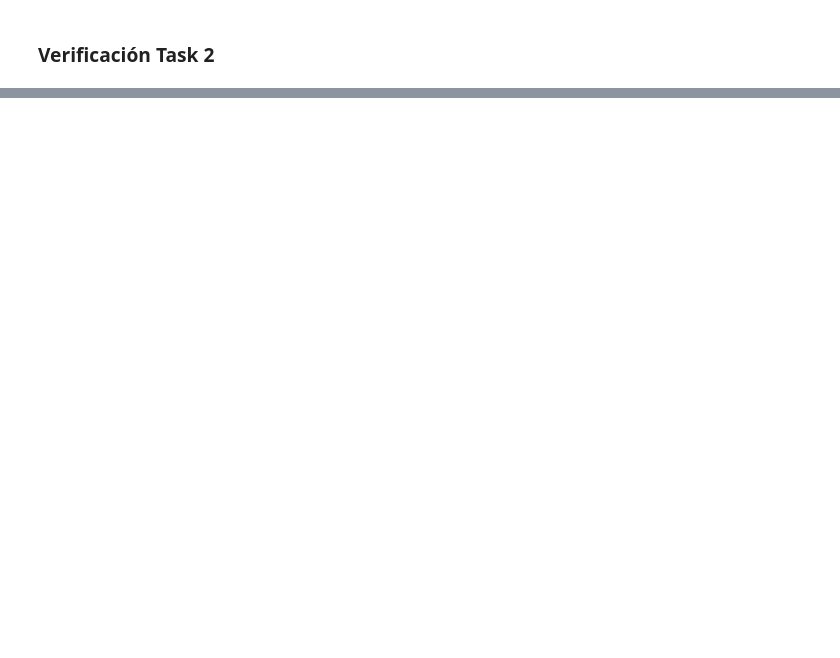
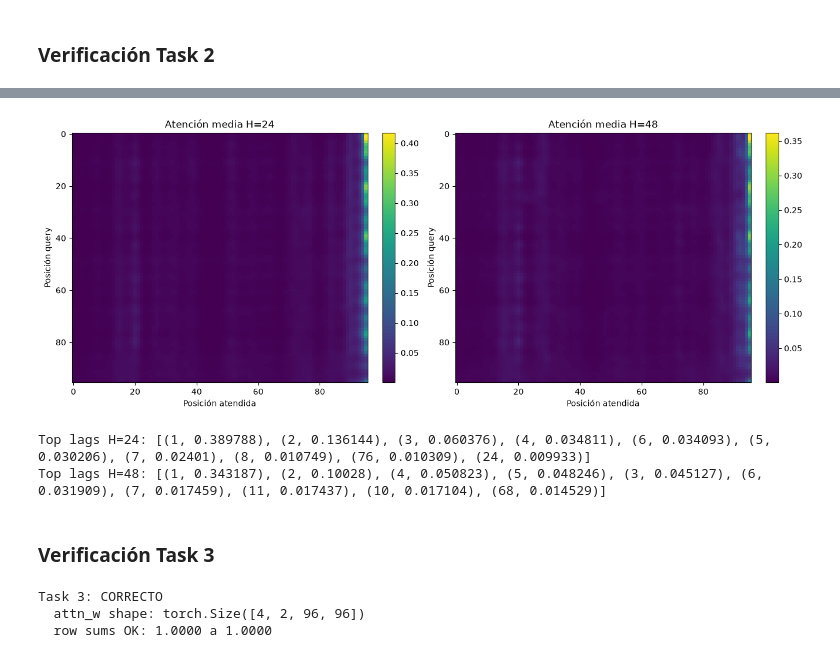
Before and after one commit to 0liRem/Lab67_DeepLearning, a Jupyter notebook: Lab_six_seven.ipynb, the cells around one changed output, grey strips where cells are left out. Cells and saved outputs as stored; diff of their text form; code cells hidden in the pictures; blank space fills up the shorter version.

```diff
--- a/Lab_six_seven.ipynb
+++ b/Lab_six_seven.ipynb
@@ -462,0 +357,17 @@ Básicamente el modelo pasa todas las pruebas pero no logra superar el baseline
+# %%
+def make_pe(max_len, d_model):
+    position = torch.arange(max_len, dtype=torch.float32).unsqueeze(1)
+    div_term = torch.exp(
+        torch.arange(0, d_model, 2, dtype=torch.float32)
+        * (-np.log(10000.0) / d_model)
+    )
+    pe = torch.zeros(max_len, d_model)
+    pe[:, 0::2] = torch.sin(position * div_term)
+    pe[:, 1::2] = torch.cos(position * div_term[:pe[:, 1::2].shape[1]])
+    return pe
+
+
+pe_test = make_pe(96, 32)
+assert pe_test.shape == (96, 32)
+assert not pe_test.requires_grad
+print("Positional encoding:", pe_test.shape)
@@ -462,0 +507,52 @@ Básicamente el modelo pasa todas las pruebas pero no logra superar el baseline
+# %%
+def average_attention(model, X, n_examples=5):
+    model.eval()
+    with torch.no_grad():
+        _, weights = model(X[:n_examples], return_attn=True)
+    return weights.mean(dim=(0, 1))
+
+
+attn_mean_24 = average_attention(model_trf_24, X_vl_24)
+attn_mean_48 = average_attention(model_trf_48, X_vl_48)
+
+fig, axes = plt.subplots(1, 2, figsize=(13, 5), constrained_layout=True)
+for ax, matrix, horizon in zip(axes, [attn_mean_24, attn_mean_48], [24, 48]):
+    image = ax.imshow(matrix.numpy(), aspect="auto", origin="upper", cmap="viridis")
+    ax.set(title=f"Atención media H={horizon}", xlabel="Posición atendida", ylabel="Posición query")
+    fig.colorbar(image, ax=ax, fraction=0.046)
+plt.show()
+
+
+def top_attention_lags(attn_matrix, top_k=10):
+    # Posición 95 = lag 1; posición 0 = lag 96.
+    cls_weights = attn_matrix[0]
+    positions = torch.topk(cls_weights, top_k).indices.tolist()
+    return [(96 - position, cls_weights[position].item()) for position in positions]
+
+
+top_lags_24 = top_attention_lags(attn_mean_24)
+top_lags_48 = top_attention_lags(attn_mean_48)
+print("Top lags H=24:", [(lag, round(weight, 6)) for lag, weight in top_lags_24])
+print("Top lags H=48:", [(lag, round(weight, 6)) for lag, weight in top_lags_48])
+# %% [output]
+[figure, added]
+Top lags H=24: [(1, 0.389788), (2, 0.136144), (3, 0.060376), (4, 0.034811), (6, 0.034093), (5, 0.030206), (7, 0.02401), (8, 0.010749), (76, 0.010309), (24, 0.009933)]
+Top lags H=48: [(1, 0.343187), (2, 0.10028), (4, 0.050823), (5, 0.048246), (3, 0.045127), (6, 0.031909), (7, 0.017459), (11, 0.017437), (10, 0.017104), (68, 0.014529)]
+# %% [markdown]
+### Verificación Task 3
+# %%
+_trf_test = TransformerForecaster(d_model=32, n_heads=2, d_ff=64, L=96)
+_x_test = torch.randn(4, 96)
+_pred_test, _attn_test = _trf_test(_x_test, return_attn=True)
+assert _pred_test.shape == (4,), f"pred shape incorrecto: {_pred_test.shape}"
+assert _attn_test.shape == (4, 2, 96, 96), f"attn shape incorrecto: {_attn_test.shape}"
+row_sums = _attn_test[0, 0].sum(-1)
+assert torch.allclose(row_sums, torch.ones(96), atol=1e-4), \
+    "Los pesos de atencion no suman 1 por fila"
+print("Task 3: CORRECTO")
+print(f"  attn_w shape: {_attn_test.shape}")
+print(f"  row sums OK: {row_sums.min().item():.4f} a {row_sums.max().item():.4f}")
+# %% [output]
+Task 3: CORRECTO
+  attn_w shape: torch.Size([4, 2, 96, 96])
+  row sums OK: 1.0000 a 1.0000
```
Also changed, not shown: parts of 43 cells of this notebook, 1 other file.
